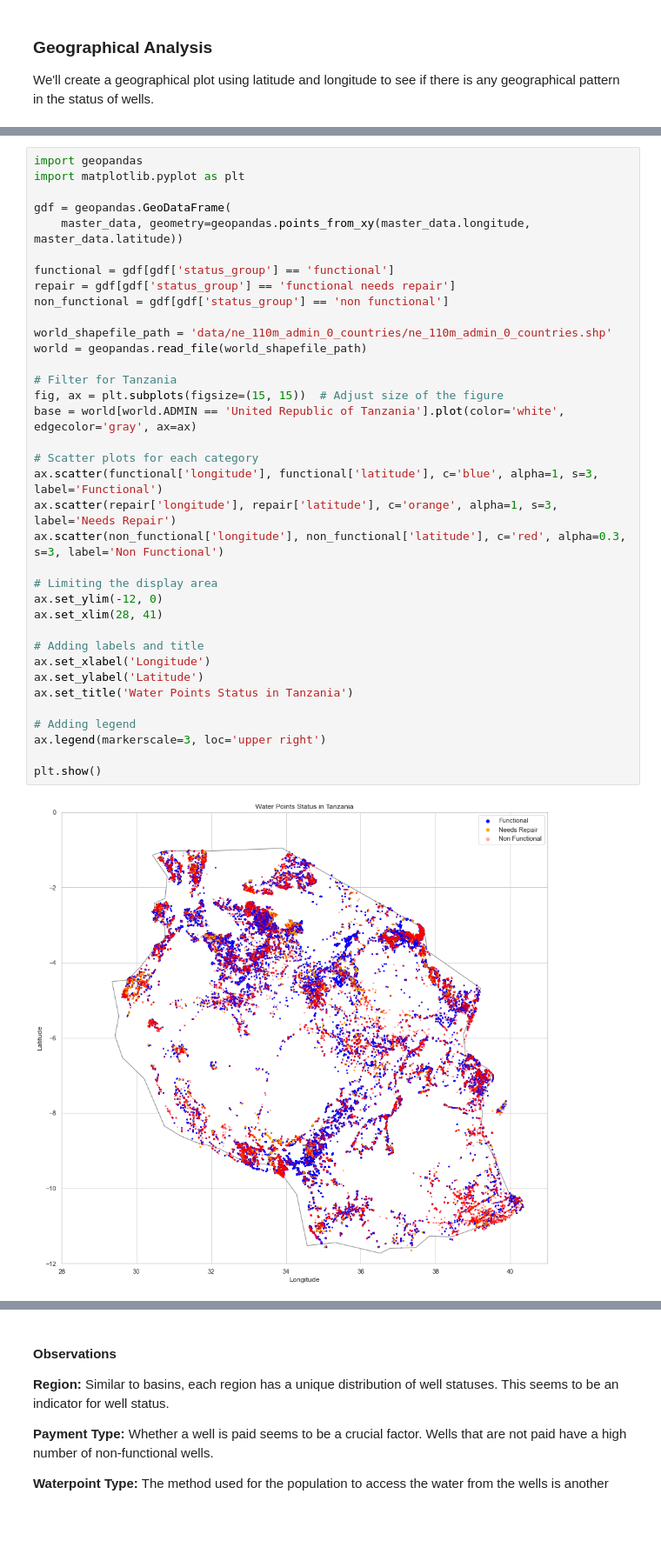
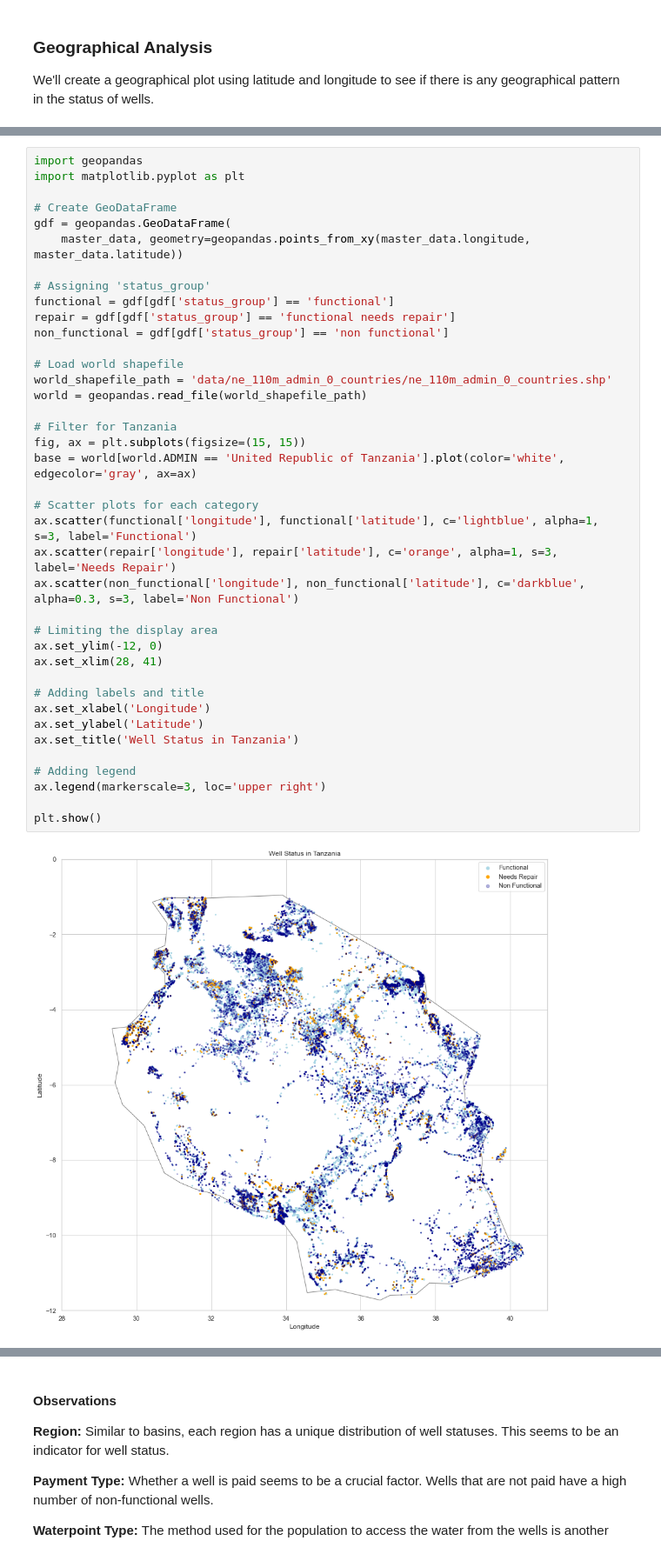
Before and after one commit to GoknurK/Tanzania-Water-Wells-Status-Prediction, a Jupyter notebook: well_detection_ML_algorithms.ipynb, the cells around one changed output, grey strips where cells are left out. Shown at 87% size. Saved outputs shown, nothing was run; the diff lists cells and outputs as text; blank space fills up the shorter version.

```diff
--- a/well_detection_ML_algorithms.ipynb
+++ b/well_detection_ML_algorithms.ipynb
@@ -585,37 +585,40 @@ Requirement already satisfied: zipp>=0.5 in /Users/kariprimiano/anaconda3/envs/l
 import geopandas
 import matplotlib.pyplot as plt
 
+# Create GeoDataFrame
 gdf = geopandas.GeoDataFrame(
     master_data, geometry=geopandas.points_from_xy(master_data.longitude, master_data.latitude))
 
+# Assigning 'status_group'
 functional = gdf[gdf['status_group'] == 'functional']
 repair = gdf[gdf['status_group'] == 'functional needs repair']
 non_functional = gdf[gdf['status_group'] == 'non functional']
 
+# Load world shapefile
 world_shapefile_path = 'data/ne_110m_admin_0_countries/ne_110m_admin_0_countries.shp'
 world = geopandas.read_file(world_shapefile_path)
 
 # Filter for Tanzania
-fig, ax = plt.subplots(figsize=(15, 15))  # Adjust size of the figure
+fig, ax = plt.subplots(figsize=(15, 15))
 base = world[world.ADMIN == 'United Republic of Tanzania'].plot(color='white', edgecolor='gray', ax=ax)
 
 # Scatter plots for each category
-ax.scatter(functional['longitude'], functional['latitude'], c='blue', alpha=1, s=3, label='Functional')
+ax.scatter(functional['longitude'], functional['latitude'], c='lightblue', alpha=1, s=3, label='Functional')
 ax.scatter(repair['longitude'], repair['latitude'], c='orange', alpha=1, s=3, label='Needs Repair')
-ax.scatter(non_functional['longitude'], non_functional['latitude'], c='red', alpha=0.3, s=3, label='Non Functional')
+ax.scatter(non_functional['longitude'], non_functional['latitude'], c='darkblue', alpha=0.3, s=3, label='Non Functional')
 
 # Limiting the display area
 ax.set_ylim(-12, 0)
 ax.set_xlim(28, 41)
 
 # Adding labels and title
 ax.set_xlabel('Longitude')
 ax.set_ylabel('Latitude')
-ax.set_title('Water Points Status in Tanzania')
+ax.set_title('Well Status in Tanzania')
 
 # Adding legend
 ax.legend(markerscale=3, loc='upper right')
 
 plt.show()
 # %% [output]
-[figure, old version]
+[figure, new version]
```
Also changed, not shown: parts of 23 cells of this notebook, 1 other file.
